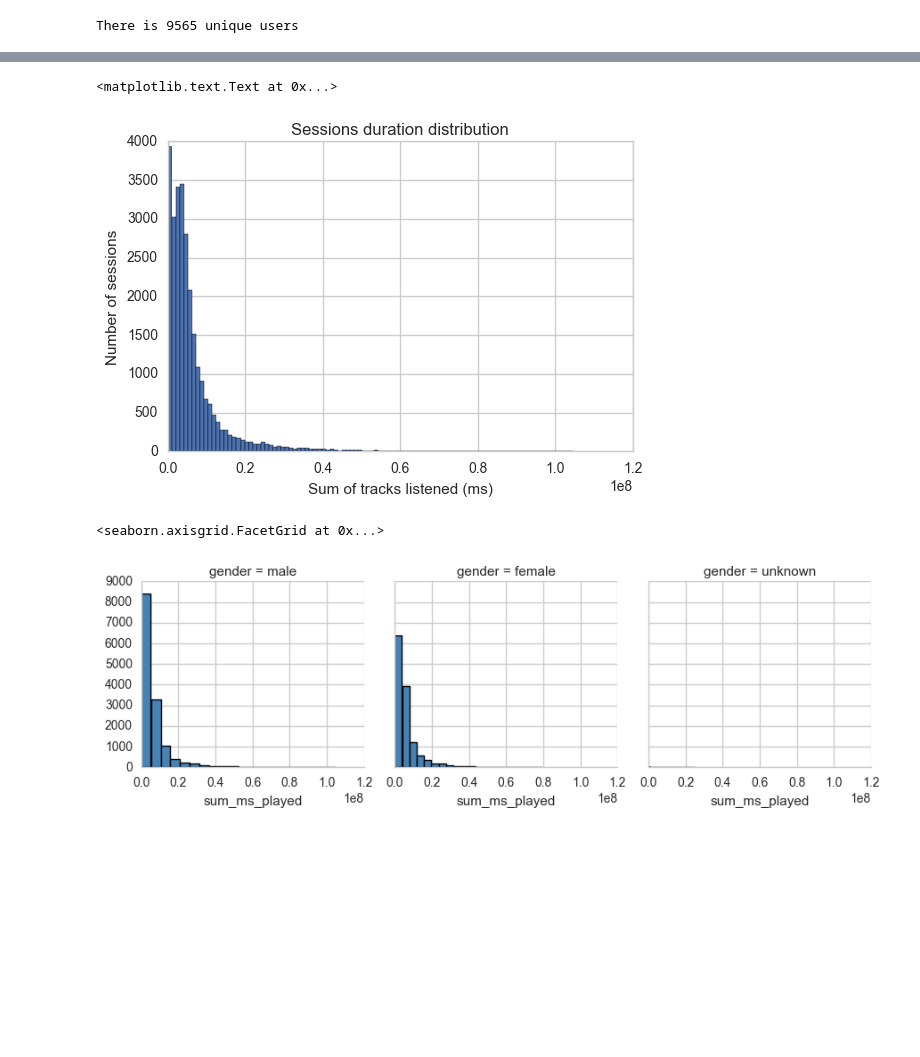
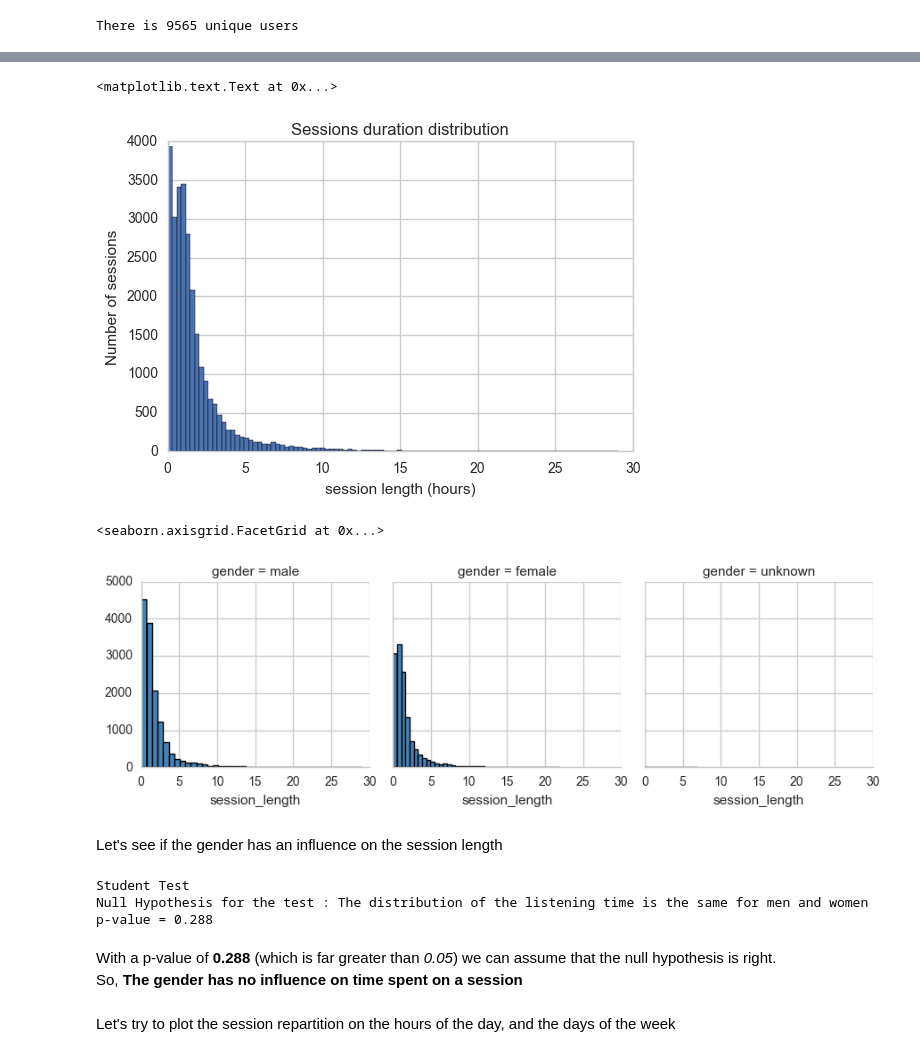
Before and after one commit to CyriacAzefack/Spotify, a Jupyter notebook: 1. Session Breakdown.ipynb, the cells around one changed output, grey strips where cells are left out. Saved outputs shown, nothing was run; the diff lists cells and outputs as text; code cells hidden in the pictures; blank space fills up the shorter version.

```diff
--- a/1. Session Breakdown.ipynb
+++ b/1. Session Breakdown.ipynb
@@ -298,19 +301,40 @@ data.to_csv('all_data_session_breakdown_zscore_4.csv')
 # %%
 #Listening per session
 sessions_duration = data.groupby(['session_id', 'gender'], as_index=False).agg({"ms_played":"sum"})
-sessions_duration.columns = ['session_id', 'gender', 'sum_ms_played']
+sessions_duration.columns = ['session_id', 'gender', 'session_length']
 
-sessions_duration.sum_ms_played.hist(bins=100)
-plt.xlabel('Sum of tracks listened (ms)')
+sessions_duration.session_length = sessions_duration.session_length/(1000*3600)
+
+sessions_duration.session_length.hist(bins=100)
+plt.xlabel('session length (hours)')
 plt.ylabel('Number of sessions')
 plt.title('Sessions duration distribution')
 # %% [output]
 <matplotlib.text.Text at 0x...>
-[figure, old version]
+[figure, new version]
 # %%
 g = sns.FacetGrid(sessions_duration, col="gender", margin_titles=True)
 bins = np.linspace(0, 1e8, 40)
-g.map(plt.hist, "sum_ms_played", color="steelblue", bins=20, lw=1)
+g.map(plt.hist, "session_length", color="steelblue", bins=40, lw=1)
 # %% [output]
 <seaborn.axisgrid.FacetGrid at 0x...>
-[figure, old version]
+[figure, new version]
+# %% [markdown]
+Let's see if the gender has an influence on the session length
+# %%
+male_session_duration = sessions_duration[sessions_duration.gender == 'male']
+female_session_duration = sessions_duration[sessions_duration.gender == 'female']
+
+print("Student Test")
+print("Null Hypothesis for the test : The distribution of the session length is the same for men and women")
+t, pvalue = stats.ttest_ind(male_session_duration.session_length, female_session_duration.session_length, equal_var=True)
+print("p-value = {0:.3f}".format(pvalue))
+# %% [output]
+Student Test
+Null Hypothesis for the test : The distribution of the listening time is the same for men and women
+p-value = 0.288
+# %% [markdown]
+With a p-value of <b>0.288</b> (which is far greater than <i>0.05</i>) we can assume that the null hypothesis is right.<br/>
+So, <b>The gender has no influence on time spent on a session</b>
+# %% [markdown]
+Let's try to plot the session repartition on the hours of the day, and the days of the week
```
Also changed, not shown: parts of 10 cells of this notebook, 2 other files.
